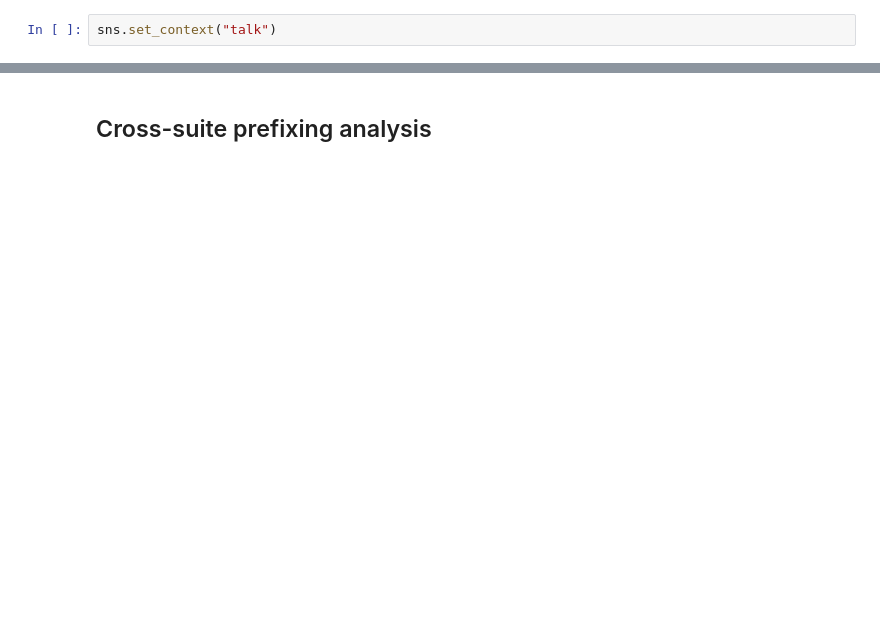
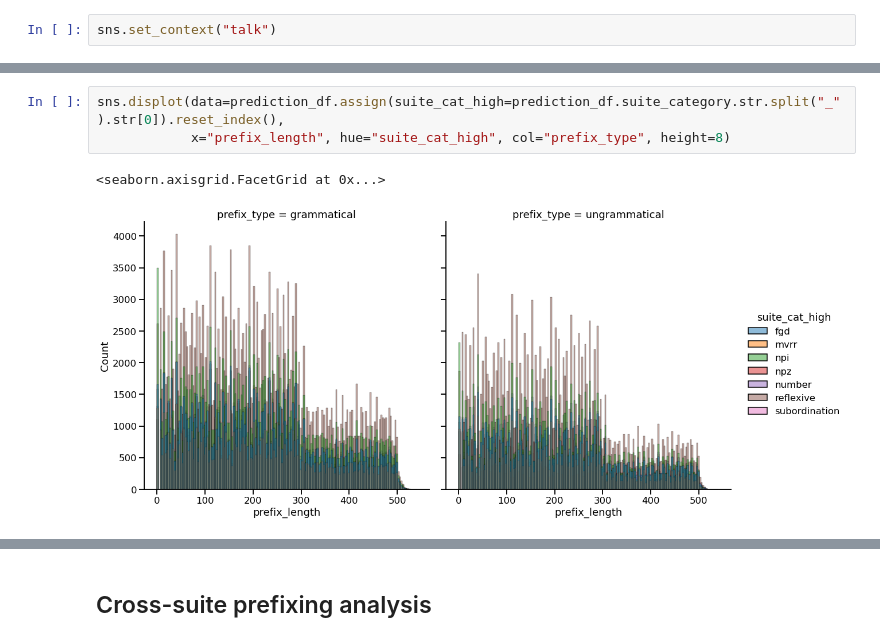
Before and after one commit to hans/syntaxgym-repetitions, a Jupyter notebook: analyze product.ipynb, the cells around one changed output, grey strips where cells are left out. Saved outputs shown, nothing was run; the diff lists cells and outputs as text; blank space fills up the shorter version.

```diff
--- a/analyze product.ipynb
+++ b/analyze product.ipynb
@@ -182,0 +217,6 @@ sns.set_context("talk")
+# %%
+sns.displot(data=prediction_df.assign(suite_cat_high=prediction_df.suite_category.str.split("_").str[0]).reset_index(),
+            x="prefix_length", hue="suite_cat_high", col="prefix_type", height=8)
+# %% [output]
+<seaborn.axisgrid.FacetGrid at 0x...>
+[figure, new version]
```
Also changed, not shown: parts of 38 cells of this notebook.
